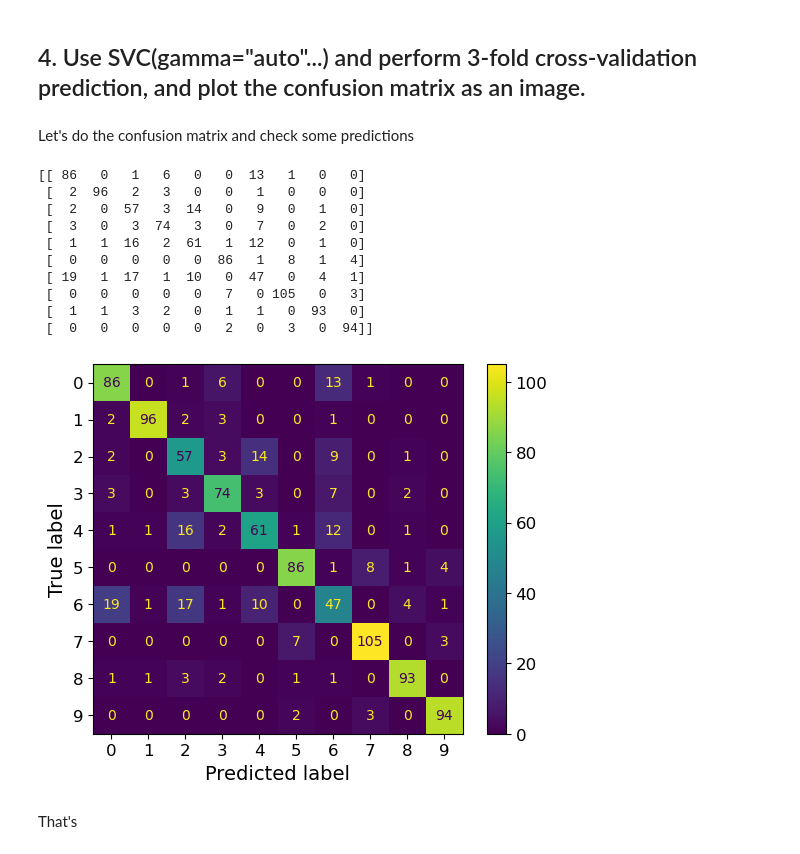
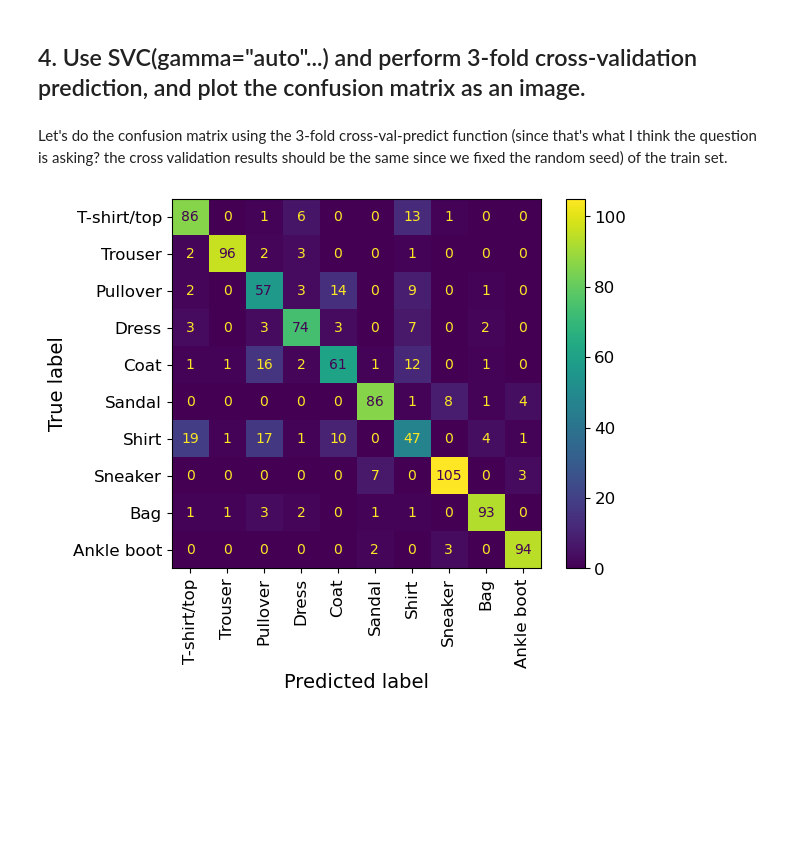
Before and after one commit to sergiogyoz/Machine-Learning, a Jupyter notebook: HWs/HW3/HW3_1_Sergio_Villamarin.ipynb, the cells around one changed output. Drawn from its saved outputs; the diff is of its cells as text; code cells hidden in the pictures; blank space fills up the shorter version.

```diff
--- a/HWs/HW3/HW3_1_Sergio_Villamarin.ipynb
+++ b/HWs/HW3/HW3_1_Sergio_Villamarin.ipynb
@@ -150,7 +149,7 @@ Pretty much no changes, but I read the code for the function, not sure about the
 ## 3. Use SVC(gamma="auto"...) and report the 3-fold cross-validation scores.
 So now let's split the data into the first and second thousand
 # %%
-X_train, __X_test, y_train, __y_test = data[0:1000], data[1000:2000], labels[0:1000], labels[1000:2000]
+X_train, X_test, y_train, y_test = data[0:1000], data[1000:2000], labels[0:1000], labels[1000:2000]
 # %% [markdown]
 And now use the multiclass clasification using the Support Vector Machine module from sklearn, I'm guessing we will keep using the 42 random seed. let's try to predict the first row (We use the default OvO behaviour of SVC)
 # %%
@@ -179,30 +178,21 @@ That looks awfully bad XD, 11% is as bad as a naive estimator. let's see how it
 **Edit:** Using the linear SVM we get better results without changing the gamma parameter.
 # %% [markdown]
 ## 4. Use SVC(gamma="auto"...) and perform 3-fold cross-validation prediction, and plot the confusion matrix as an image.
-# %% [markdown]
-Let's do the confusion matrix and check some predictions
+# %% [markdown]
+Let's do the confusion matrix using the 3-fold cross-val-predict function (since that's what I think the question is asking? the cross validation results should be the same since we fixed the random seed) of the train set.
 # %%
 from sklearn.model_selection import cross_val_predict
 from sklearn.metrics import confusion_matrix, ConfusionMatrixDisplay
 
 y_train_pred = cross_val_predict(svc_clf, X_train, y_train, cv=3)
 conf_mx = confusion_matrix(y_train, y_train_pred)
-print(conf_mx)
 
-disp = ConfusionMatrixDisplay(confusion_matrix=conf_mx, display_labels=svc_clf.classes_)
-disp.plot()
+disp = ConfusionMatrixDisplay(
+    confusion_matrix=conf_mx,
+#    display_labels=svc_clf.classes_,
+    display_labels=list(diccionario.values())
+    )
+disp.plot(xticks_rotation="vertical")
 plt.show()
 # %% [output]
-[[ 86   0   1   6   0   0  13   1   0   0]
- [  2  96   2   3   0   0   1   0   0   0]
- [  2   0  57   3  14   0   9   0   1   0]
- [  3   0   3  74   3   0   7   0   2   0]
- [  1   1  16   2  61   1  12   0   1   0]
- [  0   0   0   0   0  86   1   8   1   4]
- [ 19   1  17   1  10   0  47   0   4   1]
- [  0   0   0   0   0   7   0 105   0   3]
- [  1   1   3   2   0   1   1   0  93   0]
- [  0   0   0   0   0   2   0   3   0  94]]
-[figure, old version]
+[figure, new version]
-# %% [markdown]
-That's
```
Also changed, not shown: parts of 4 cells of this notebook, 1 other file.
